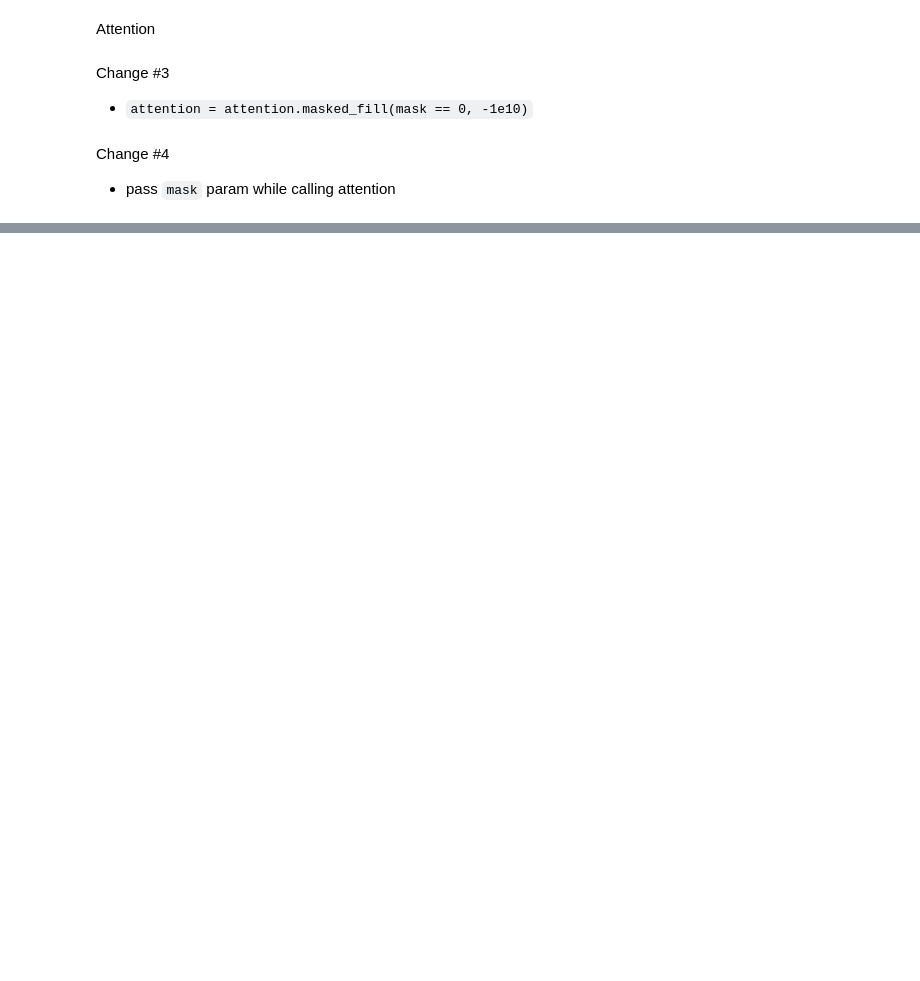
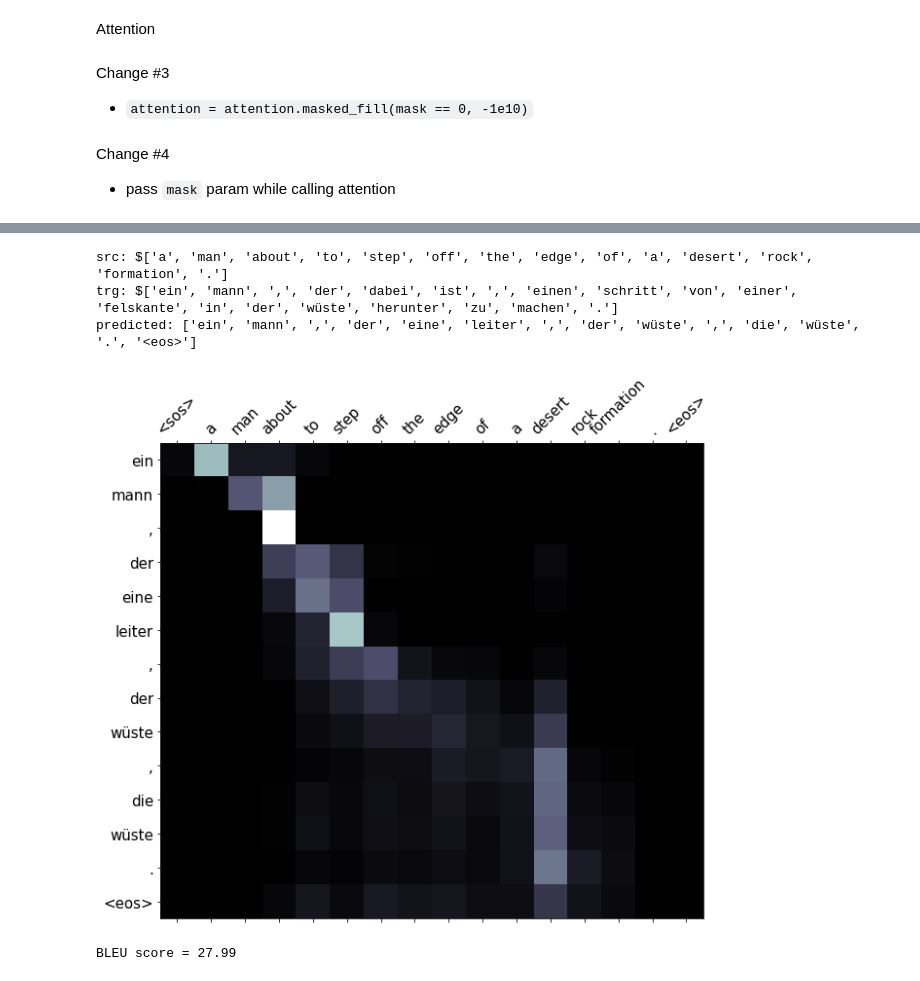
Before and after one commit to kumarchandan/END, a Jupyter notebook: week10/2_Attention_Packed_Padded_Sequences_Masking_Inference_and_BLEU.ipynb, the cells around one changed output, grey strips where cells are left out. Cells and saved outputs as stored; diff of their text form; code cells hidden in the pictures; blank space fills up the shorter version.

```diff
--- a/week10/2_Attention_Packed_Padded_Sequences_Masking_Inference_and_BLEU.ipynb
+++ b/week10/2_Attention_Packed_Padded_Sequences_Masking_Inference_and_BLEU.ipynb
@@ -501,0 +628,7 @@ print(f'| Test Loss: {test_loss:.3f} | Test PPL: {math.exp(test_loss):7.3f} |')
+# %%
+translate_and_display_attention(987)
+# %% [output]
+src: $['a', 'man', 'about', 'to', 'step', 'off', 'the', 'edge', 'of', 'a', 'desert', 'rock', 'formation', '.']
+trg: $['ein', 'mann', ',', 'der', 'dabei', 'ist', ',', 'einen', 'schritt', 'von', 'einer', 'felskante', 'in', 'der', 'wüste', 'herunter', 'zu', 'machen', '.']
+predicted: ['ein', 'mann', ',', 'der', 'eine', 'leiter', ',', 'der', 'wüste', ',', 'die', 'wüste', '.', '<eos>']
+[figure, added]
@@ -501,0 +656,6 @@ print(f'| Test Loss: {test_loss:.3f} | Test PPL: {math.exp(test_loss):7.3f} |')
+# %%
+bleu_score = calculate_bleu(test_data, SRC, TRG, model, device)
+
+print(f'BLEU score = {bleu_score*100:.2f}')
+# %% [output]
+BLEU score = 27.99
```
Also changed, not shown: parts of 24 cells of this notebook.
